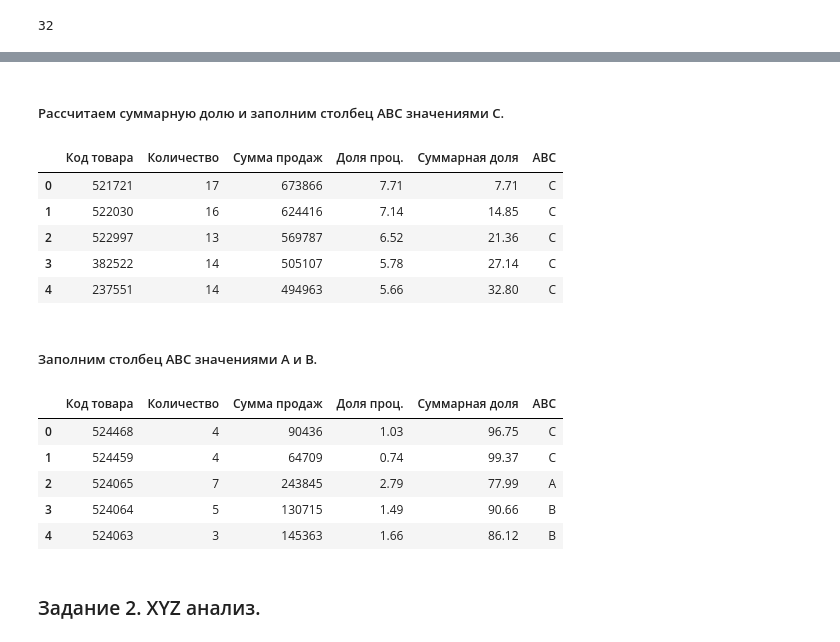
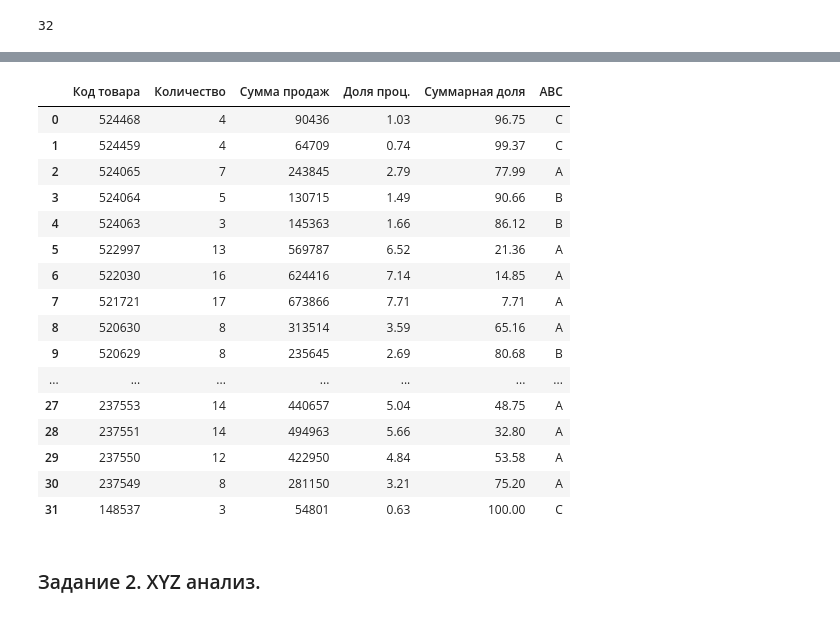
Before and after one commit to edwan70/Portfolio_old, a Jupyter notebook: ABC_XYZ-test.ipynb, the cells around one changed output, grey strips where cells are left out. Cells and saved outputs as stored; diff of their text form; code cells hidden in the pictures.

```diff
--- a/ABC_XYZ-test.ipynb
+++ b/ABC_XYZ-test.ipynb
@@ -356,33 +330,39 @@ df10.head()
-# %% [markdown]
-##### Рассчитаем суммарную долю и заполним столбец ABC значениями C.
-# %%
-df10['Суммарная доля'] = df10['Доля проц.']# создаем непустой столбец для расчета
-for i in range (1, len(df10)):
-    df10['Суммарная доля'][i] = (df10['Суммарная доля'][i]+df10['Суммарная доля'][i-1])
-df10['ABC'] = "C"
-df10.head()
-# %% [output]
-|  | Код товара | Количество | Сумма продаж | Доля проц. | Суммарная доля | ABC |
-| 0 | 521721 | 17 | 673866 | 7.71 | 7.71 | C |
-| 1 | 522030 | 16 | 624416 | 7.14 | 14.85 | C |
-| 2 | 522997 | 13 | 569787 | 6.52 | 21.36 | C |
-| 3 | 382522 | 14 | 505107 | 5.78 | 27.14 | C |
-| 4 | 237551 | 14 | 494963 | 5.66 | 32.80 | C |
-# %% [markdown]
-##### Заполним столбец ABC значениями A и B.
-# %%
-df10['ABC'][df10['Суммарная доля'] <= 80.0] = "A"
-df10['ABC'][((df10['Суммарная доля'] <= 95.0) & (df10['ABC'] != "A"))] = "B"
-df10 = df10.sort_values(['Код товара'], ascending=False).reset_index()
-df10 = df10.drop(columns=['index'])
-df10.head()
-# %% [output]
-|  | Код товара | Количество | Сумма продаж | Доля проц. | Суммарная доля | ABC |
-| 0 | 524468 | 4 | 90436 | 1.03 | 96.75 | C |
-| 1 | 524459 | 4 | 64709 | 0.74 | 99.37 | C |
-| 2 | 524065 | 7 | 243845 | 2.79 | 77.99 | A |
-| 3 | 524064 | 5 | 130715 | 1.49 | 90.66 | B |
-| 4 | 524063 | 3 | 145363 | 1.66 | 86.12 | B |
+# %%
+#### Еще раз группируем. И в итоге получаем датафрейм с уникальными кодами товаров, количеством и суммой продаж.
+df1 = df6.groupby(by= ['Код товара'])['Количество', 'Сумма продаж'].sum().reset_index()\
+.sort_values(['Количество'], ascending=False).reset_index().drop(columns=['index'])
+##### ABC анализ. Рассчитаем долю в процентах.
+df10 = df1.sort_values(['Сумма продаж'],ascending=False).reset_index().drop(columns=['index'])
+df10['Доля проц.'] = (df10['Сумма продаж']/df10['Сумма продаж'].sum())*100
+##### Рассчитаем суммарную долю и заполним столбец ABC значениями C.
+df10['Суммарная доля'] = df10['Доля проц.']# создаем непустой столбец для расчета
+for i in range (1, len(df10)):
+    df10['Суммарная доля'][i] = (df10['Суммарная доля'][i]+df10['Суммарная доля'][i-1])
+df10['ABC'] = "C"
+##### Заполним столбец ABC значениями A и B.
+df10['ABC'][df10['Суммарная доля'] <= 80.0] = "A"
+df10['ABC'][((df10['Суммарная доля'] <= 95.0) & (df10['ABC'] != "A"))] = "B"
+df10 = df10.sort_values(['Код товара'], ascending=False).reset_index()
+df10 = df10.drop(columns=['index'])
+df10
+# %% [output]
+|  | Код товара | Количество | Сумма продаж | Доля проц. | Суммарная доля | ABC |
+| 0 | 524468 | 4 | 90436 | 1.03 | 96.75 | C |
+| 1 | 524459 | 4 | 64709 | 0.74 | 99.37 | C |
+| 2 | 524065 | 7 | 243845 | 2.79 | 77.99 | A |
+| 3 | 524064 | 5 | 130715 | 1.49 | 90.66 | B |
+| 4 | 524063 | 3 | 145363 | 1.66 | 86.12 | B |
+| 5 | 522997 | 13 | 569787 | 6.52 | 21.36 | A |
+| 6 | 522030 | 16 | 624416 | 7.14 | 14.85 | A |
+| 7 | 521721 | 17 | 673866 | 7.71 | 7.71 | A |
+| 8 | 520630 | 8 | 313514 | 3.59 | 65.16 | A |
+| 9 | 520629 | 8 | 235645 | 2.69 | 80.68 | B |
+| ... | ... | ... | ... | ... | ... | ... |
+| 27 | 237553 | 14 | 440657 | 5.04 | 48.75 | A |
+| 28 | 237551 | 14 | 494963 | 5.66 | 32.80 | A |
+| 29 | 237550 | 12 | 422950 | 4.84 | 53.58 | A |
+| 30 | 237549 | 8 | 281150 | 3.21 | 75.20 | A |
+| 31 | 148537 | 3 | 54801 | 0.63 | 100.00 | C |
 # %% [markdown]
 ### Задание 2. XYZ анализ.
 # %% [markdown]
```
Also changed, not shown: parts of 15 cells of this notebook.
